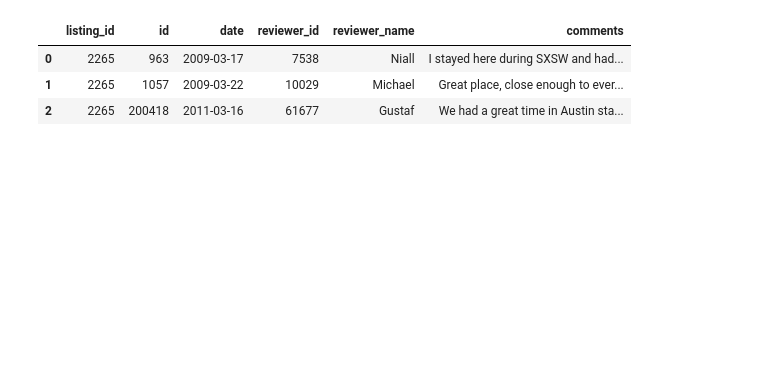
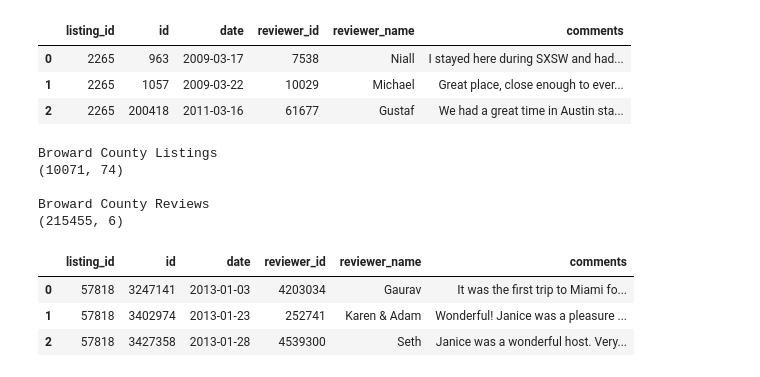
Before and after one commit to taylor-curran/discover-realestate-data, a Jupyter notebook: inside_airbnb/raw_data.ipynb, the cells around one changed output. Saved outputs shown, nothing was run; the diff lists cells and outputs as text; code cells hidden in the pictures; blank space fills up the shorter version.

```diff
--- a/inside_airbnb/raw_data.ipynb
+++ b/inside_airbnb/raw_data.ipynb
@@ -113,3 +133,24 @@ Austin Reviews
 | 0 | 2265 | 963 | 2009-03-17 | 7538 | Niall | I stayed here during SXSW and had... |
 | 1 | 2265 | 1057 | 2009-03-22 | 10029 | Michael | Great place, close enough to ever... |
 | 2 | 2265 | 200418 | 2011-03-16 | 61677 | Gustaf | We had a great time in Austin sta... |
+# %%
+# Broward County
+
+broward_lst = pd.read_csv('data/Broward_County/listings.csv')
+broward_rvs = pd.read_csv('data/Broward_County/reviews.csv')
+
+print('Broward County Listings')
+print(broward_lst.shape)
+print('\nBroward County Reviews')
+print(broward_rvs.shape)
+broward_rvs.head(3)
+# %% [output]
+Broward County Listings
+(10071, 74)
+
+Broward County Reviews
+(215455, 6)
+|  | listing_id | id | date | reviewer_id | reviewer_name | comments |
+| 0 | 57818 | 3247141 | 2013-01-03 | 4203034 | Gaurav | It was the first trip to Miami fo... |
+| 1 | 57818 | 3402974 | 2013-01-23 | 252741 | Karen & Adam | Wonderful! Janice was a pleasure ... |
+| 2 | 57818 | 3427358 | 2013-01-28 | 4539300 | Seth | Janice was a wonderful host. Very... |
```
Also changed, not shown: parts of 10 cells of this notebook, 24 other files.
